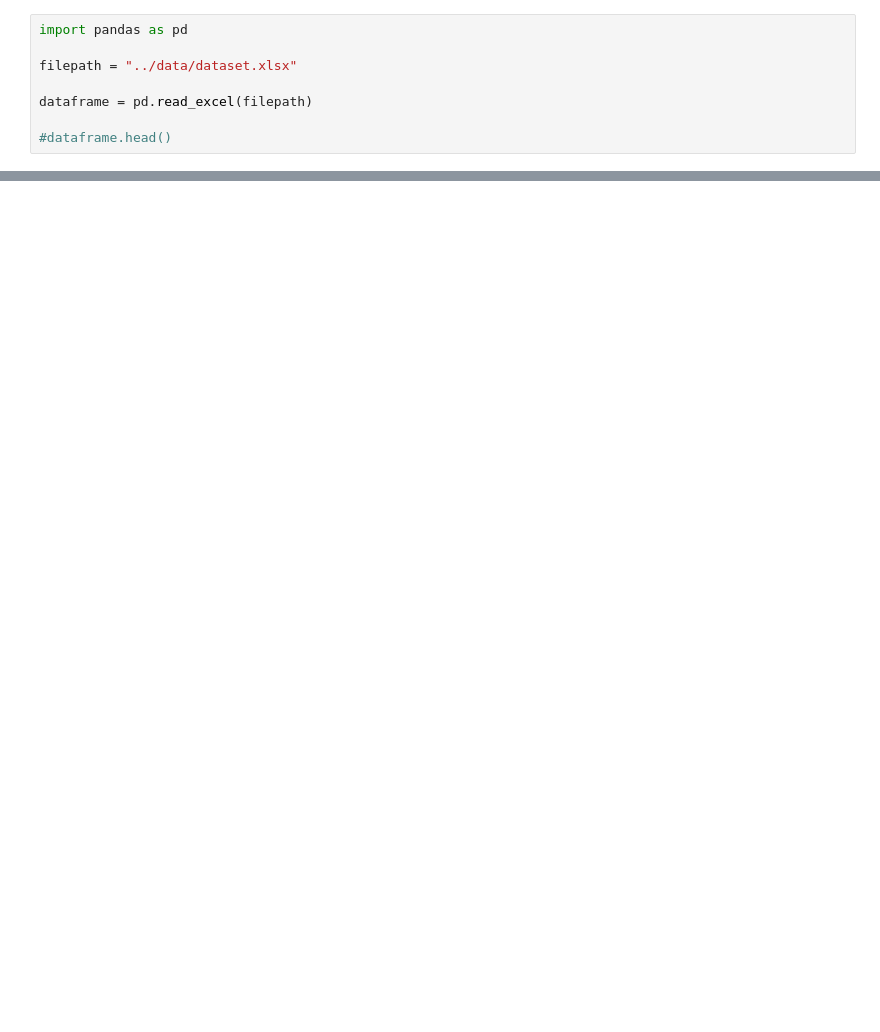
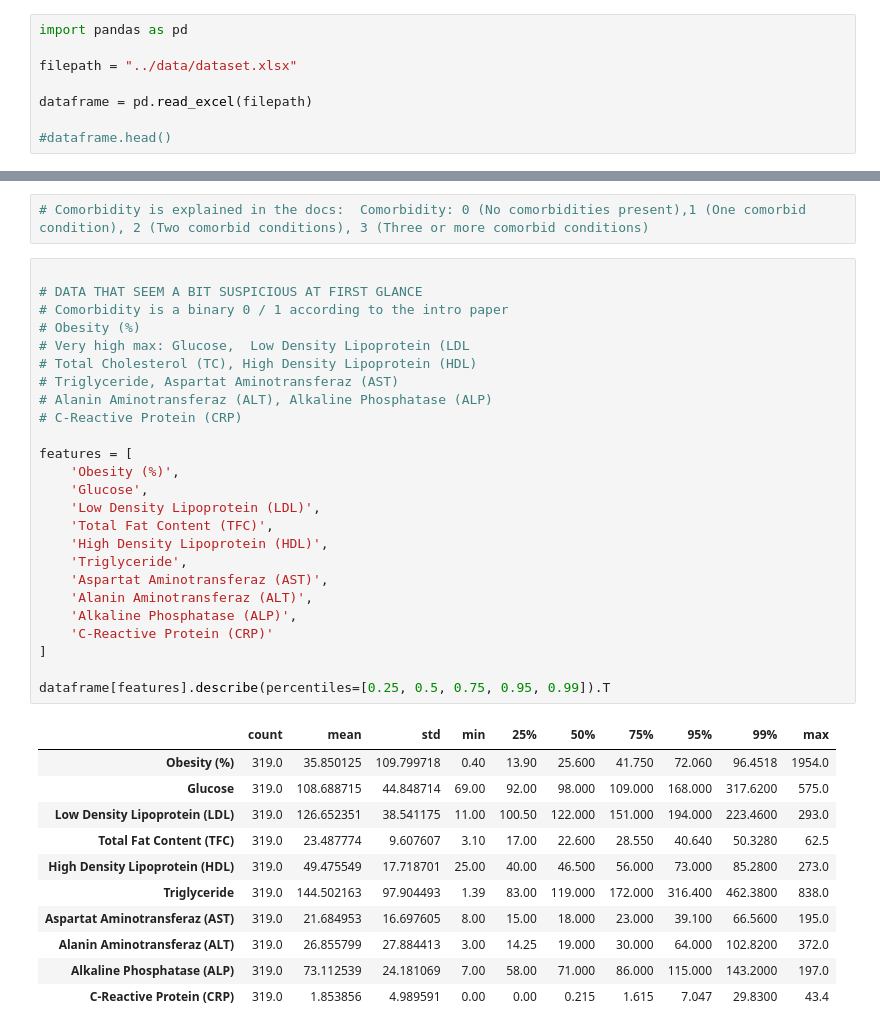
Before and after one commit to aaronsd1/DAT540-group-project, a Jupyter notebook: notebooks/01_exploration.ipynb, the cells around one changed output, grey strips where cells are left out. Saved outputs shown, nothing was run; the diff lists cells and outputs as text; blank space fills up the shorter version.

```diff
--- a/notebooks/01_exploration.ipynb
+++ b/notebooks/01_exploration.ipynb
@@ -32,0 +41,39 @@ dataframe.describe() # Prints typical statistical values such as mean, std, coun
+# %%
+# Comorbidity is explained in the docs:  Comorbidity: 0 (No comorbidities present),1 (One comorbid condition), 2 (Two comorbid conditions), 3 (Three or more comorbid conditions)
+# %%
+
+# DATA THAT SEEM A BIT SUSPICIOUS AT FIRST GLANCE
+# Comorbidity is a binary 0 / 1 according to the intro paper
+# Obesity (%)
+# Very high max: Glucose,  Low Density Lipoprotein (LDL
+# Total Cholesterol (TC), High Density Lipoprotein (HDL)
+# Triglyceride, Aspartat Aminotransferaz (AST)
+# Alanin Aminotransferaz (ALT), Alkaline Phosphatase (ALP)
+# C-Reactive Protein (CRP)
+
+features = [
+    'Obesity (%)',
+    'Glucose',
+    'Low Density Lipoprotein (LDL)',
+    'Total Fat Content (TFC)',
+    'High Density Lipoprotein (HDL)',
+    'Triglyceride',
+    'Aspartat Aminotransferaz (AST)',
+    'Alanin Aminotransferaz (ALT)',
+    'Alkaline Phosphatase (ALP)',
+    'C-Reactive Protein (CRP)'
+]
+
+dataframe[features].describe(percentiles=[0.25, 0.5, 0.75, 0.95, 0.99]).T
+# %% [output]
+|  | count | mean | std | min | 25% | 50% | 75% | 95% | 99% | max |
+| Obesity (%) | 319.0 | 35.850125 | 109.799718 | 0.40 | 13.90 | 25.600 | 41.750 | 72.060 | 96.4518 | 1954.0 |
+| Glucose | 319.0 | 108.688715 | 44.848714 | 69.00 | 92.00 | 98.000 | 109.000 | 168.000 | 317.6200 | 575.0 |
+| Low Density Lipoprotein (LDL) | 319.0 | 126.652351 | 38.541175 | 11.00 | 100.50 | 122.000 | 151.000 | 194.000 | 223.4600 | 293.0 |
+| Total Fat Content (TFC) | 319.0 | 23.487774 | 9.607607 | 3.10 | 17.00 | 22.600 | 28.550 | 40.640 | 50.3280 | 62.5 |
+| High Density Lipoprotein (HDL) | 319.0 | 49.475549 | 17.718701 | 25.00 | 40.00 | 46.500 | 56.000 | 73.000 | 85.2800 | 273.0 |
+| Triglyceride | 319.0 | 144.502163 | 97.904493 | 1.39 | 83.00 | 119.000 | 172.000 | 316.400 | 462.3800 | 838.0 |
+| Aspartat Aminotransferaz (AST) | 319.0 | 21.684953 | 16.697605 | 8.00 | 15.00 | 18.000 | 23.000 | 39.100 | 66.5600 | 195.0 |
+| Alanin Aminotransferaz (ALT) | 319.0 | 26.855799 | 27.884413 | 3.00 | 14.25 | 19.000 | 30.000 | 64.000 | 102.8200 | 372.0 |
+| Alkaline Phosphatase (ALP) | 319.0 | 73.112539 | 24.181069 | 7.00 | 58.00 | 71.000 | 86.000 | 115.000 | 143.2000 | 197.0 |
+| C-Reactive Protein (CRP) | 319.0 | 1.853856 | 4.989591 | 0.00 | 0.00 | 0.215 | 1.615 | 7.047 | 29.8300 | 43.4 |
```
Also changed, not shown: parts of 6 cells of this notebook.
